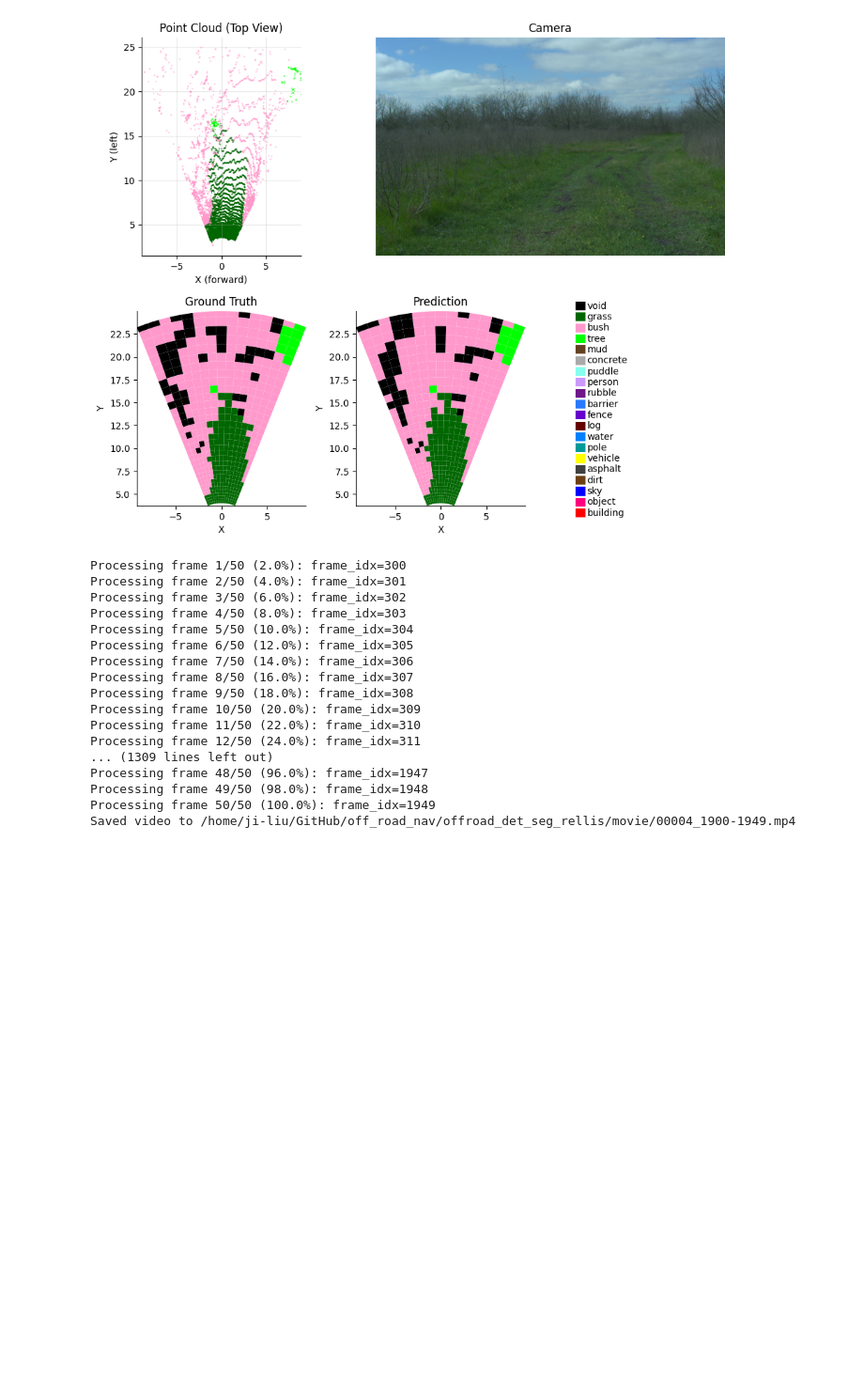
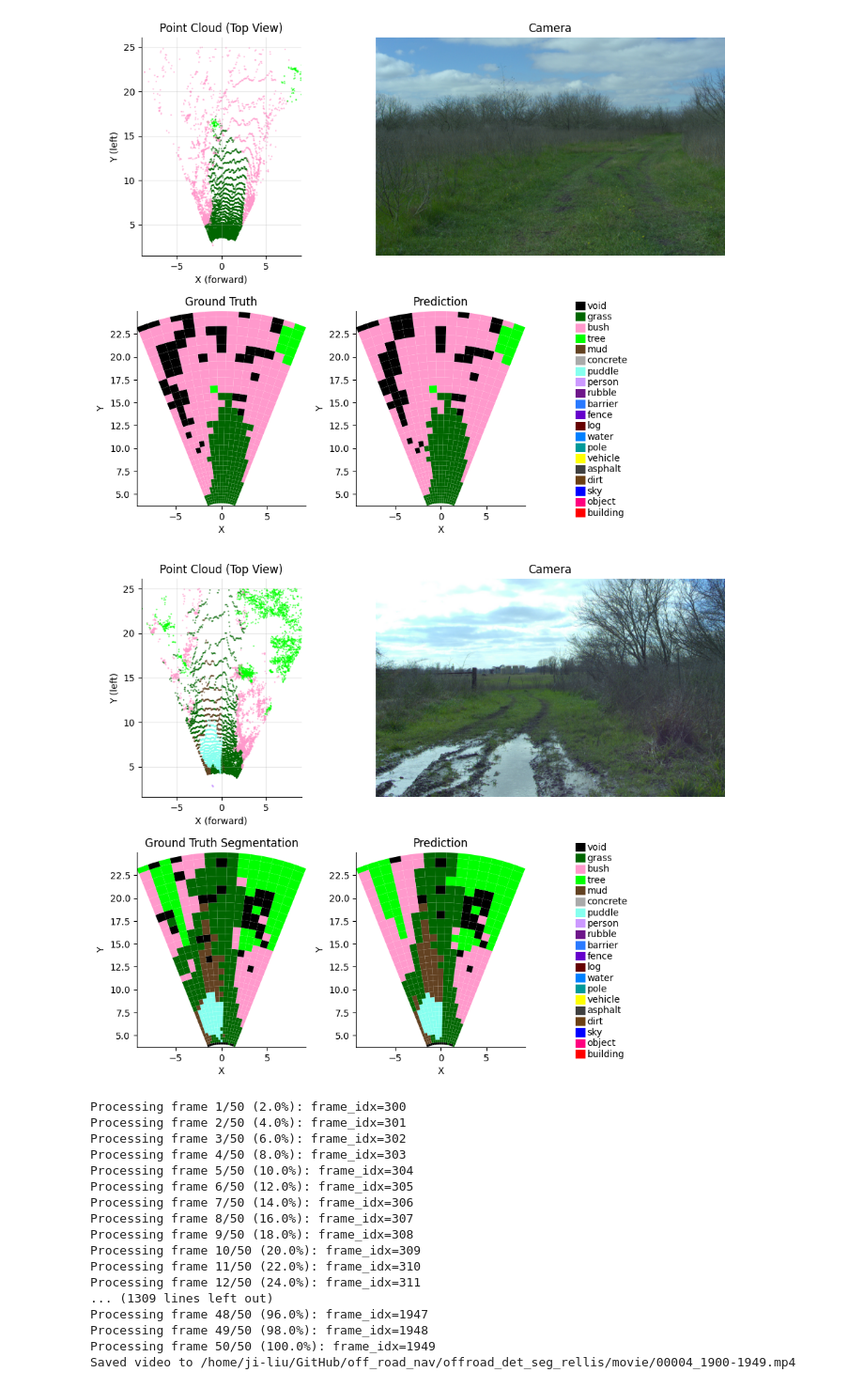
Before and after one commit to liuji1031/offroad_seg_rellis3d, a Jupyter notebook: notebooks/test_inference.ipynb, the cells around one changed output. Shown at 94% size. Drawn from its saved outputs; the diff is of its cells as text; code cells hidden in the pictures; blank space fills up the shorter version.

```diff
--- a/notebooks/test_inference.ipynb
+++ b/notebooks/test_inference.ipynb
@@ -108,6 +122,20 @@ fig = plot_prediction(
 )
 # %% [output]
 [figure]
+# %%
+from offroad_det_seg_rellis.inference.plot_util import plot_prediction
+
+fig = plot_prediction(
+    inference,
+    "00000",
+    frame_idx=0,
+    new_figure=True,
+    fig_size=(10, 8),
+    show_fig=True,
+)
+fig.savefig("../figures/example_prediction_00000_0.png", dpi=300)
+# %% [output]
+[figure, added]
 # %%
 from offroad_det_seg_rellis.inference.plot_util import make_prediction_movie
 
```
Also changed, not shown: parts of 2 cells of this notebook.
